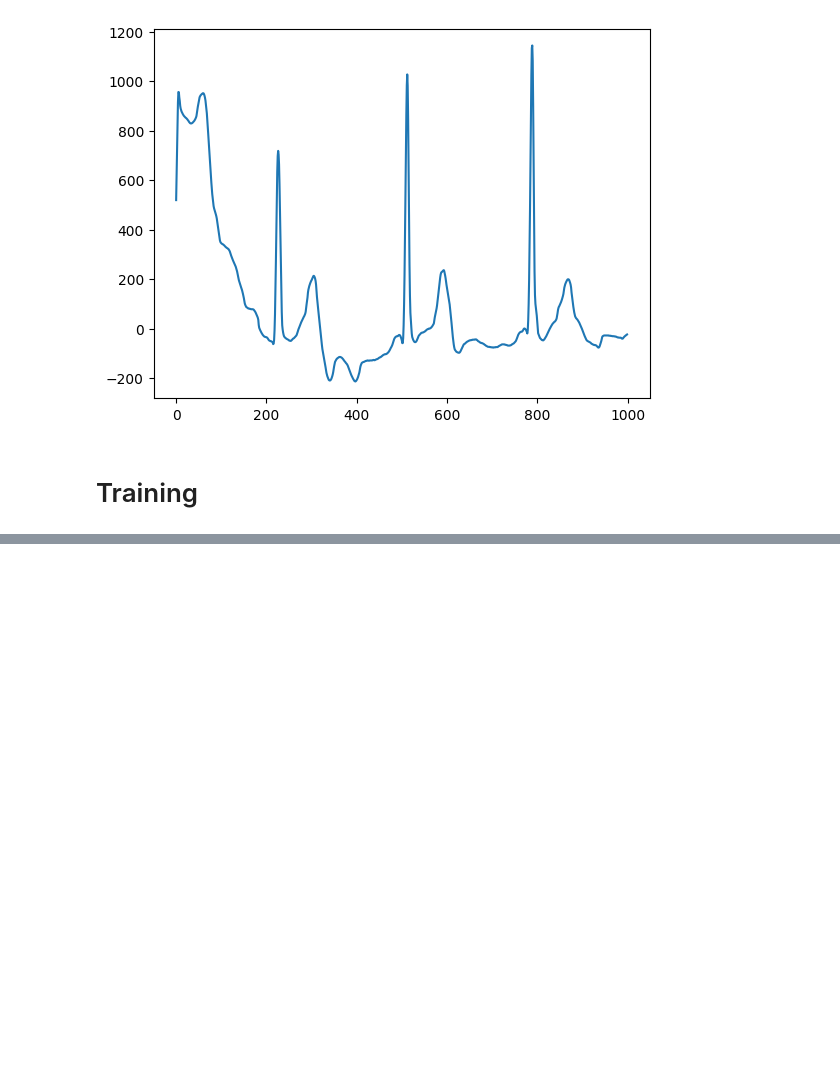
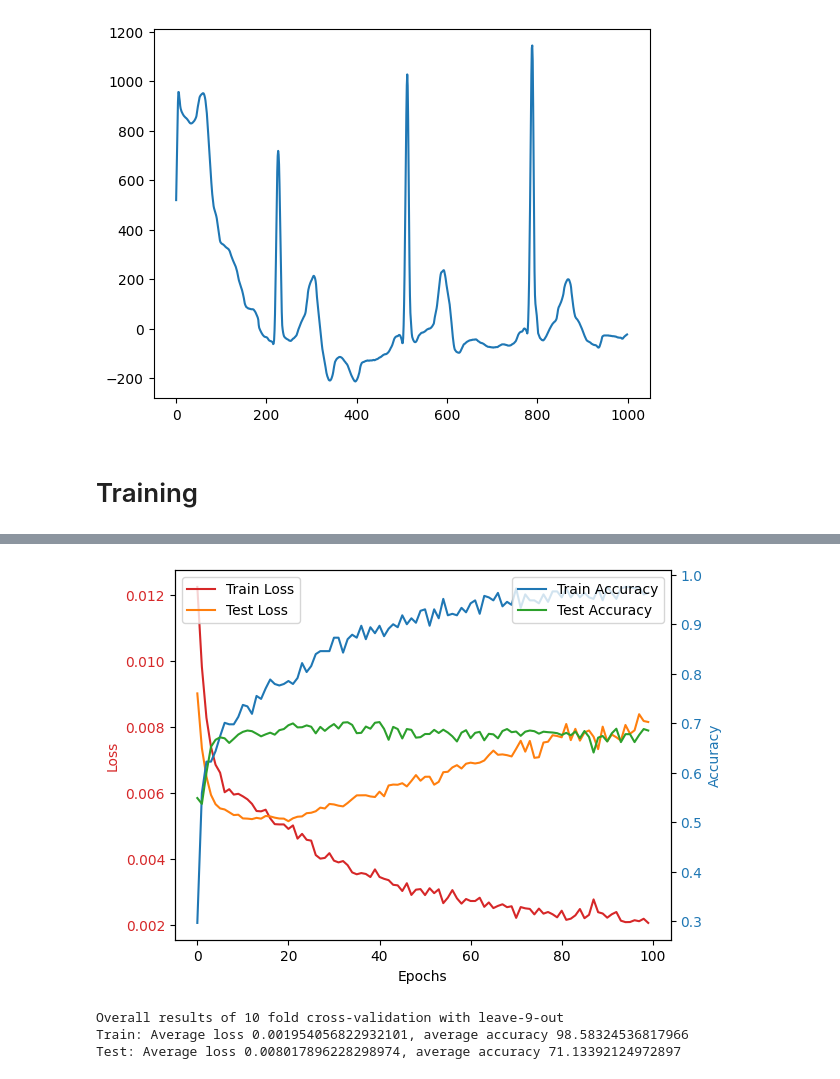
Before and after one commit to MattyAB/ecg_transfer, a Jupyter notebook: ecg.ipynb, the cells around one changed output, grey strips where cells are left out. Cells and saved outputs as stored; diff of their text form; code cells hidden in the pictures; blank space fills up the shorter version.

Commit message:
Tested 10-fold small trainset against control model

```diff
--- a/ecg.ipynb
+++ b/ecg.ipynb
@@ -41,3 +41,5 @@ dataset_12lead = WindowDataset(data_12lead, labelmap, device=device)
+# %%
+dataset_12lead = WindowDataset(data_12lead, labelmap, device=device, trim_samples=1000)
 # %%
 pd.Series([x[1] for x in data_1lead]).value_counts()
 # %% [output]
@@ -122,11 +110,11 @@ trainparams = TrainParams()
 trainparams.weights = weights
 trainparams.labelmap = labelmap
 trainparams.k=10
-trainparams.m=5
+trainparams.m=9
 
-history = train_kfold_transfer_model(dataset_12lead, buffer, trainparams, test=True)
+history = train_kfold_transfer_model(dataset_12lead, buffer, trainparams, test=False)
 
 plot_tt_graph(history, idx=0)
-display_results(history, k=trainparams.k)
+display_results(history, trainparams=trainparams)
 # %% [output]
 Fold 1
@@ -149,3 +137,7 @@ Test: Average loss 0.004264838651869774, average accuracy 82.97193298079195
+[figure, added]
+Overall results of 10 fold cross-validation with leave-9-out
+Train: Average loss 0.001954056822932101, average accuracy 98.58324536817966
+Test: Average loss 0.008017896228298974, average accuracy 71.13392124972897
 # %%
 ## Train k-fold crossvalidated model transferred, 1 -> 12 lead data
 
```
Also changed, not shown: parts of 6 cells of this notebook, 3 other files.
